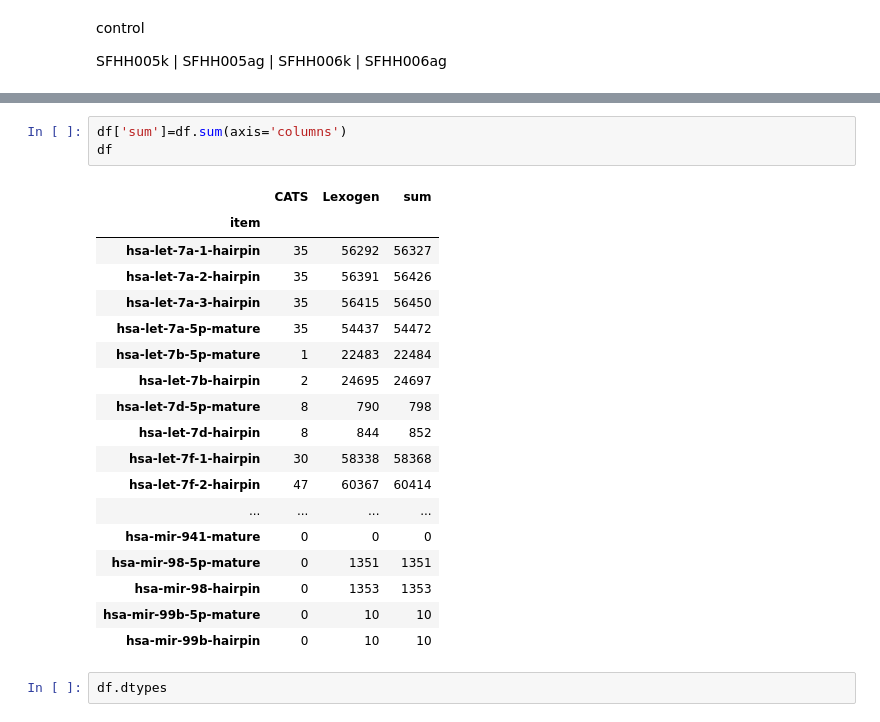
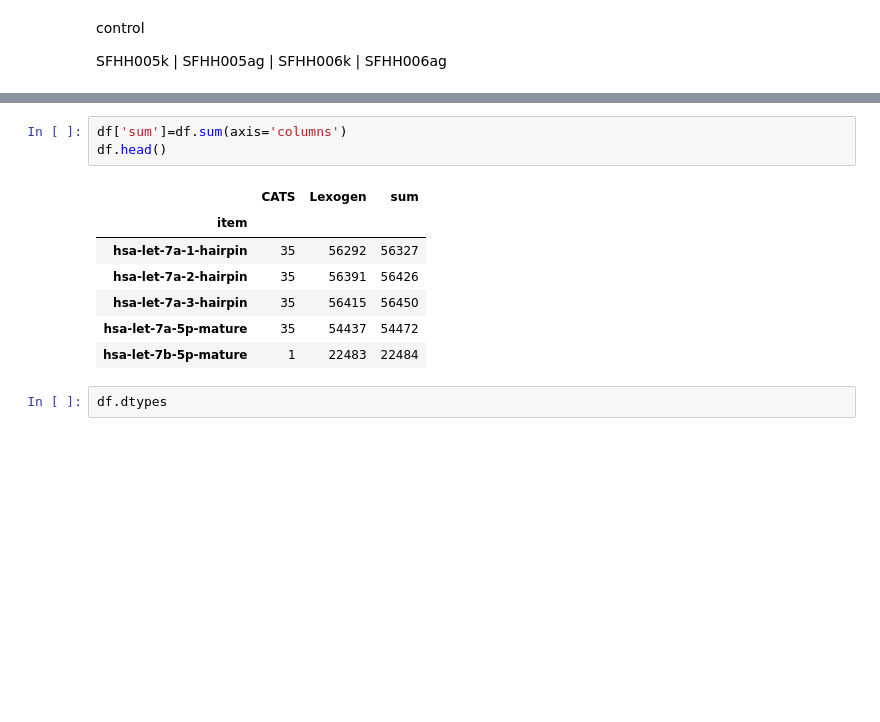
Before and after one commit to ucsffrancislab/genomics, a Jupyter notebook: data/20210428-EV/20210518-preprocessing/CATSvsLexogen-miRNA-bowtie2-all-sequences.ipynb, the cells around one changed output, grey strips where cells are left out. Drawn from its saved outputs; the diff is of its cells as text; blank space fills up the shorter version.

```diff
--- a/data/20210428-EV/20210518-preprocessing/CATSvsLexogen-miRNA-bowtie2-all-sequences.ipynb
+++ b/data/20210428-EV/20210518-preprocessing/CATSvsLexogen-miRNA-bowtie2-all-sequences.ipynb
@@ -95,25 +84,14 @@ df
 # %%
 df['sum']=df.sum(axis='columns')
-df
+df.head()
 # %% [output]
 |  | CATS | Lexogen | sum |
 | item |  |  |  |
 | hsa-let-7a-1-hairpin | 35 | 56292 | 56327 |
 | hsa-let-7a-2-hairpin | 35 | 56391 | 56426 |
 | hsa-let-7a-3-hairpin | 35 | 56415 | 56450 |
 | hsa-let-7a-5p-mature | 35 | 54437 | 54472 |
 | hsa-let-7b-5p-mature | 1 | 22483 | 22484 |
-| hsa-let-7b-hairpin | 2 | 24695 | 24697 |
-| hsa-let-7d-5p-mature | 8 | 790 | 798 |
-| hsa-let-7d-hairpin | 8 | 844 | 852 |
-| hsa-let-7f-1-hairpin | 30 | 58338 | 58368 |
-| hsa-let-7f-2-hairpin | 47 | 60367 | 60414 |
-| ... | ... | ... | ... |
-| hsa-mir-941-mature | 0 | 0 | 0 |
-| hsa-mir-98-5p-mature | 0 | 1351 | 1351 |
-| hsa-mir-98-hairpin | 0 | 1353 | 1353 |
-| hsa-mir-99b-5p-mature | 0 | 10 | 10 |
-| hsa-mir-99b-hairpin | 0 | 10 | 10 |
 # %%
 df.dtypes
 # %% [output]
```
Also changed, not shown: parts of 1 cell of this notebook, 3 other files.
